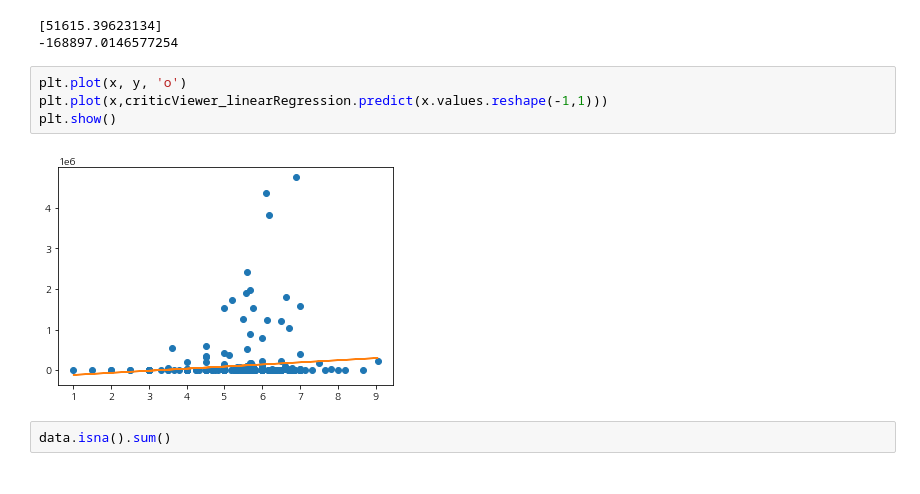
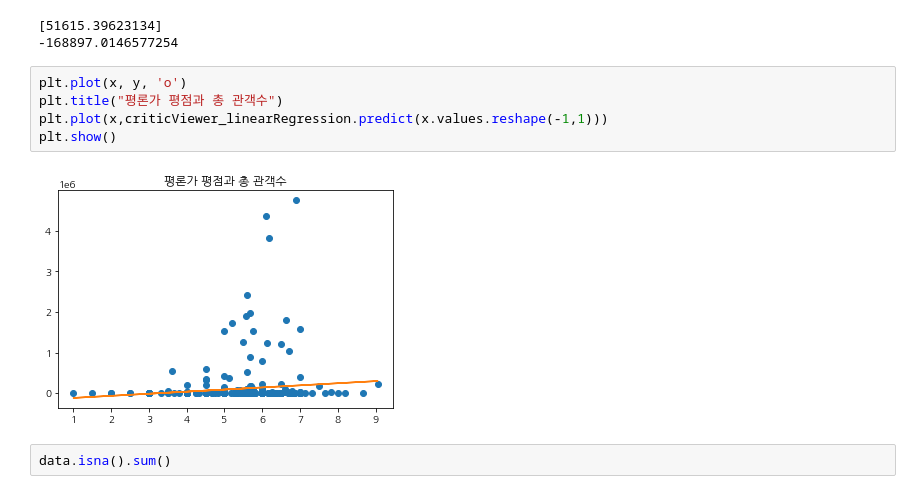
Before and after one commit to KimSH39/MovieViewing, a Jupyter notebook: Analysis/linearRegression/criticViwer.ipynb, the cells around one changed output. Saved outputs shown, nothing was run; the diff lists cells and outputs as text.

Commit message:
plot title 추가

```diff
--- a/Analysis/linearRegression/criticViwer.ipynb
+++ b/Analysis/linearRegression/criticViwer.ipynb
@@ -124,10 +124,11 @@ print(criticViewer_linearRegression.intercept_)
 -168897.0146577254
 # %%
 plt.plot(x, y, 'o')
+plt.title("평론가 평점과 총 관객수")
 plt.plot(x,criticViewer_linearRegression.predict(x.values.reshape(-1,1)))
 plt.show()
 # %% [output]
-[figure, old version]
+[figure, new version]
 # %%
 data.isna().sum()
 # %% [output]
```
Also changed, not shown: 1 other file.
